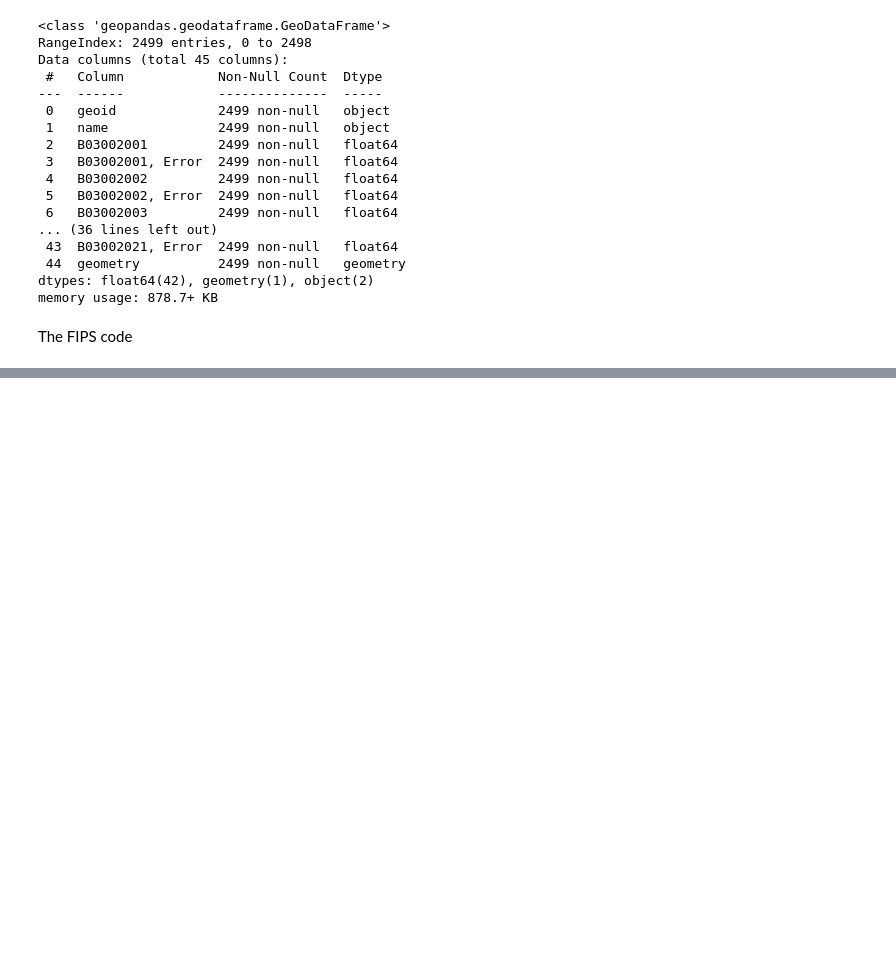
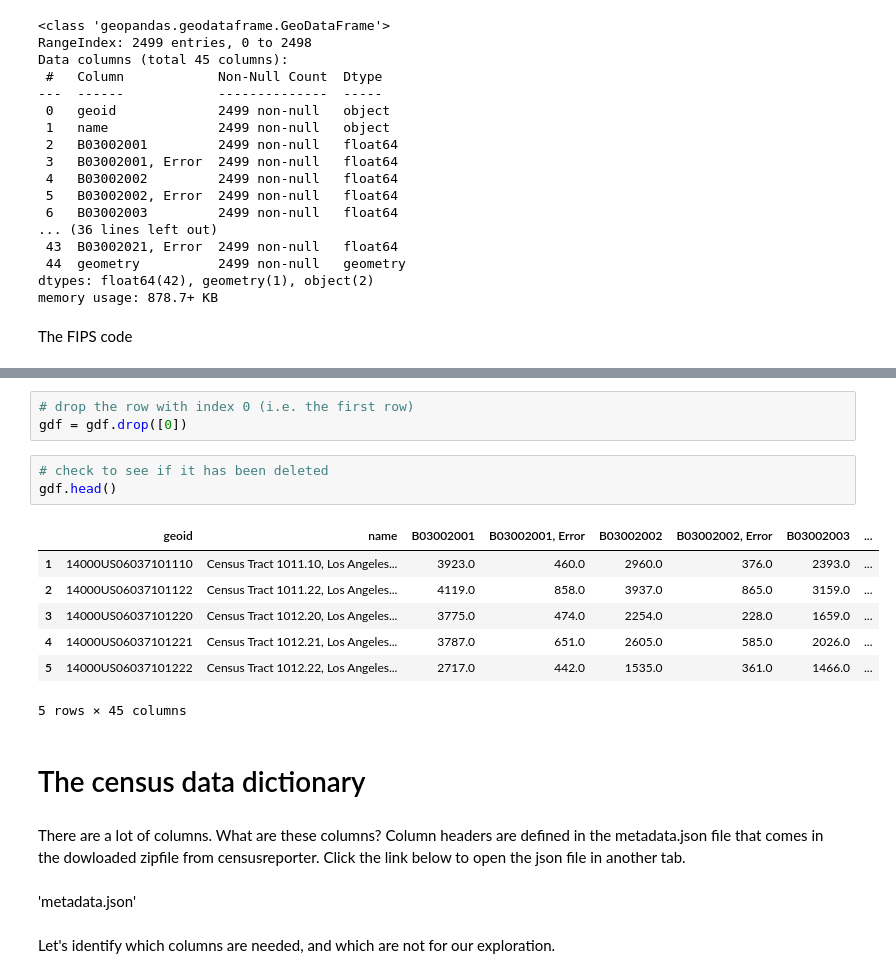
Before and after one commit to Rishiraj-singh7/Census-Data-Mapping, a Jupyter notebook: main.ipynb, the cells around one changed output, grey strips where cells are left out. Saved outputs shown, nothing was run; the diff lists cells and outputs as text; blank space fills up the shorter version.

```diff
--- a/main.ipynb
+++ b/main.ipynb
@@ -83,0 +117,22 @@ The FIPS code
+# %%
+# drop the row with index 0 (i.e. the first row)
+gdf = gdf.drop([0])
+# %%
+# check to see if it has been deleted
+gdf.head()
+# %% [output]
+|  | geoid | name | B03002001 | B03002001, Error | B03002002 | B03002002, Error | B03002003 | ... |
+| 1 | 14000US06037101110 | Census Tract 1011.10, Los Angeles... | 3923.0 | 460.0 | 2960.0 | 376.0 | 2393.0 | ... |
+| 2 | 14000US06037101122 | Census Tract 1011.22, Los Angeles... | 4119.0 | 858.0 | 3937.0 | 865.0 | 3159.0 | ... |
+| 3 | 14000US06037101220 | Census Tract 1012.20, Los Angeles... | 3775.0 | 474.0 | 2254.0 | 228.0 | 1659.0 | ... |
+| 4 | 14000US06037101221 | Census Tract 1012.21, Los Angeles... | 3787.0 | 651.0 | 2605.0 | 585.0 | 2026.0 | ... |
+| 5 | 14000US06037101222 | Census Tract 1012.22, Los Angeles... | 2717.0 | 442.0 | 1535.0 | 361.0 | 1466.0 | ... |
+5 rows × 45 columns
+# %% [markdown]
+#  The census data dictionary
+# %% [markdown]
+There are a lot of columns. What are these columns? Column headers are defined in the metadata.json file that comes in the dowloaded zipfile from censusreporter. Click the link below to open the json file in another tab.
+# %% [markdown]
+'metadata.json'
+# %% [markdown]
+Let's identify which columns are needed, and which are not for our exploration.
```
Also changed, not shown: parts of 13 cells of this notebook.
